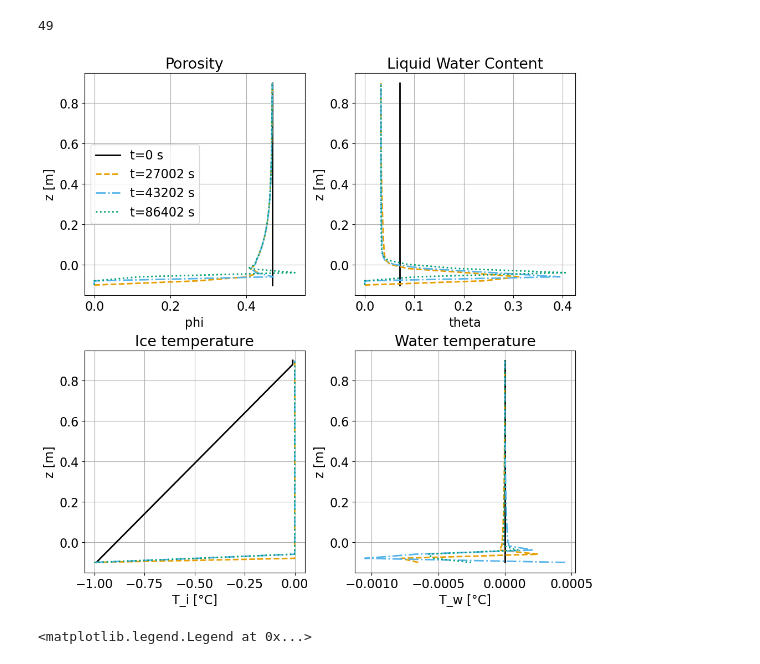
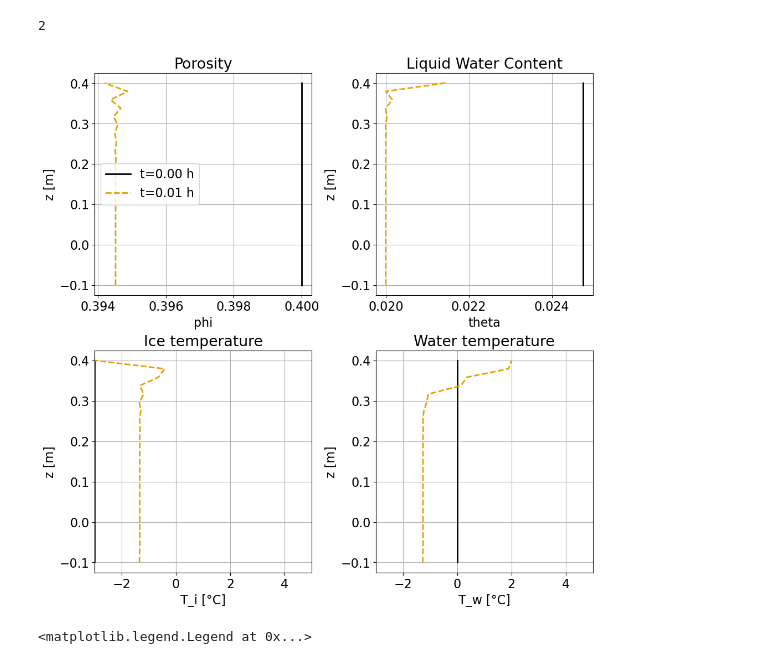
Before and after one commit to lannika-ut/Masterarbeit, a Jupyter notebook: compare_cross_sections.ipynb, the cells around one changed output. Saved outputs shown, nothing was run; the diff lists cells and outputs as text; code cells hidden in the pictures.

```diff
--- a/compare_cross_sections.ipynb
+++ b/compare_cross_sections.ipynb
@@ -7,7 +7,7 @@ from visualization_fct import get_grid, eval_fct_on_grid
 from dolfinx.fem import functionspace, Function
 import pickle
 # %%
-filename = "./solutions/Test14_Annika_wetter_24h.pkl"
+filename = "./solutions/debug/Test16_Annika.pkl"
 with open(filename, "rb") as f:
     data_Annika = pickle.load(f)
 
@@ -28,10 +28,11 @@ p = Parameter(domain)
 # %%
 len(data_Annika["times"])
 # %% [output]
-49
+2
 # %%
 interval = data_Annika["saving_interval"]
-t_obs = [0, 15, 24, 48]
+#t_obs = [0, 30, 50, 100, 180]
+t_obs = [0,1]
 time = []
 pressure_head = []
 porosity = []
@@ -67,7 +68,8 @@ fig, ax = plt.subplots(2, 2, layout="constrained", figsize=(10, 10))
 for i in range(len(t_obs)):
     ls = linestyles[i % len(linestyles)]  # cycle through linestyles
     color = colors[i % len(colors)]       # cycle through colors
-    ax[0, 0].plot(porosity[i], z_line, linestyle=ls, color=color, label=f't={time[i]:.0f} s')
+    ax[0, 0].plot(porosity[i], z_line, linestyle=ls, color=color,
+                  label=f't={time[i]/3600:.2f} h')
 #ax[0, 0].xaxis.set_major_locator(plt.MaxNLocator(5))
 ax[0, 0].set_title('Porosity')
 ax[0, 0].set_xlabel('phi')
@@ -79,38 +81,44 @@ ax[0, 0].grid()
 for i in range(len(t_obs)):
     ls = linestyles[i % len(linestyles)]
     color = colors[i % len(colors)]
-    ax[0, 1].plot(theta[i], z_line, linestyle=ls, color=color, label=f't={time[i]:.0f} s')
+    ax[0, 1].plot(theta[i], z_line, linestyle=ls, color=color,
+                  label=f't={time[i]/3600:.2f} h')
 ax[0, 1].set_title('Liquid Water Content')
 ax[0, 1].set_xlabel('theta')
 ax[0, 1].set_ylabel('z [m]')
 ax[0, 1].grid()
 #ax[0, 1].legend()
 
 # Plot Ti for all times in the third subplot
 for i in range(len(t_obs)):
     ls = linestyles[i % len(linestyles)]
     color = colors[i % len(colors)]
-    ax[1, 0].plot(Ti[i], z_line, linestyle=ls, color=color, label=f't={time[i]:.0f} s')
+    ax[1, 0].plot(Ti[i], z_line, linestyle=ls, color=color,
+                  label=f't={time[i]/3600:.2f} h')
 ax[1, 0].set_title('Ice temperature')
 ax[1, 0].set_xlabel('T_i [°C]')
 ax[1, 0].set_ylabel('z [m]')
+ax[1, 0].set_xlim(-3, 5)
 ax[1, 0].grid()
 #ax[1, 0].legend()
 
 # Plot Tw for all times in the fourth subplot
 for i in range(len(t_obs)):
     ls = linestyles[i % len(linestyles)]
     color = colors[i % len(colors)]
-    ax[1, 1].plot(Tw[i], z_line, linestyle=ls, color=color, label=f't={time[i]:.0f} s')
+    ax[1, 1].plot(
+        Tw[i], z_line, linestyle=ls, color=color,
+        label=f't={time[i]/3600:.2f} h')
 ax[1, 1].set_title('Water temperature')
 ax[1, 1].set_xlabel('T_w [°C]')
 ax[1, 1].set_ylabel('z [m]')
+ax[1, 1].set_xlim(-3, 5)
 ax[1, 1].grid()
 #ax[1, 1].legend()
 
 plt.show()
 # %% [output]
-[figure, old version]
+[figure, new version]
 # %%
 zone_b = []
 zone_a = []
```
Also changed, not shown: 8 other files.
